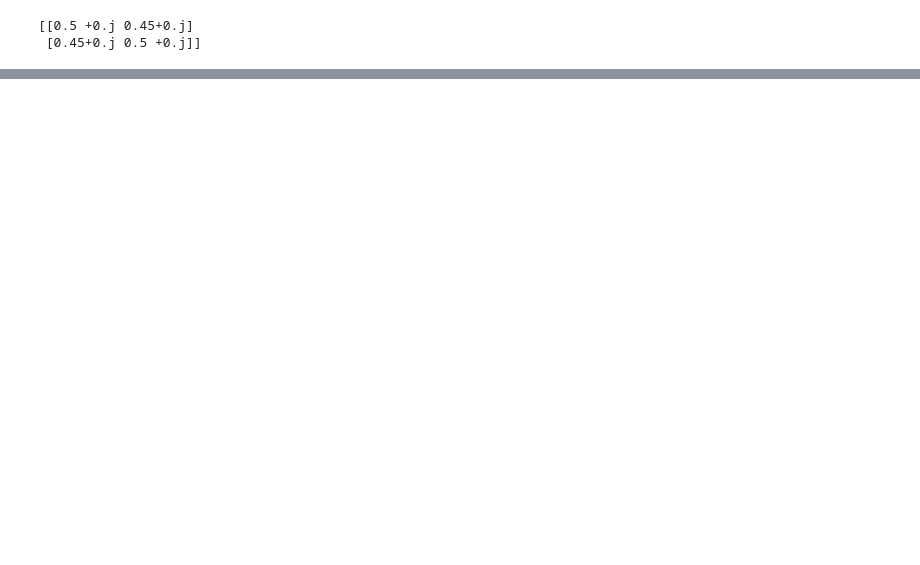
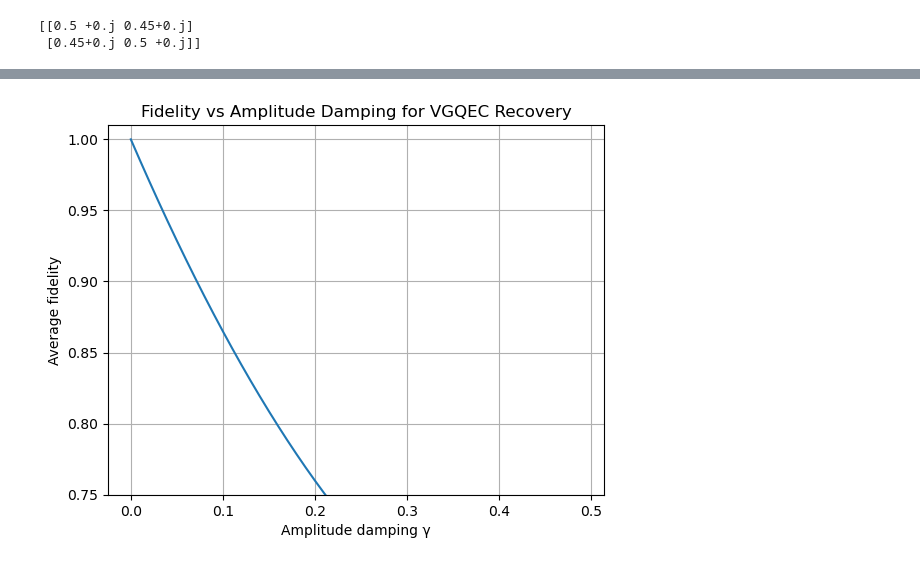
Before and after one commit to kkolla06/Variational_Graphical_Quantum_Error_Correction, a Jupyter notebook: Repetition_code_5_and_3.ipynb, the cells around one changed output, grey strips where cells are left out. Cells and saved outputs as stored; diff of their text form; code cells hidden in the pictures; blank space fills up the shorter version.

Commit message:
changed 3 VGQEC

```diff
--- a/Repetition_code_5_and_3.ipynb
+++ b/Repetition_code_5_and_3.ipynb
@@ -31,7 +31,7 @@ def repetition_code_recovery_5(wires):
 # %%
 #test for repetition code with 3 qubits
 
-dev3_rep_circuit = qml.device("default.mixed", wires=3)
+dev3_rep_circuit = qml.device("default.mixed", wires=3, shots=1000)
 @qml.qnode(dev3_rep_circuit)
 def circuit_3(wires, alpha):
     #initial state
@@ -39,7 +39,9 @@ def circuit_3(wires, alpha):
     #encoding
     encoding_map_repetition(wires)
     #noise
-    qml.AmplitudeDamping(0.1, wires=0)
+    qml.AmplitudeDamping(alpha, wires=0)
+    qml.AmplitudeDamping(alpha, wires=1)
+    qml.AmplitudeDamping(alpha, wires=2)
     #decoding
     repetition_code_recovery_3(wires)
     return qml.density_matrix(wires=0)
@@ -70,0 +77,29 @@ print(circuit_5(dev5_rep_circuit.wires, 0.1))
+# %%
+dev_analytic = qml.device("default.mixed", wires=3, shots=1000)
+@qml.qnode(dev_analytic)
+def ideal_logical_zero():
+    qml.Hadamard(wires=0)
+    return qml.density_matrix(wires=[0])
+# %%
+gamma_list = []
+fidelity_list = []
+
+if __name__ == '__main__':
+    gamma = 0
+    while(gamma<=0.5):
+        fid = 0
+
+        for i in range(50):
+            recovered_rho = circuit_3(dev3_rep_circuit.wires, gamma)
+            ideal_rho = ideal_logical_zero()
+
+            fidelity = qml.math.fidelity(recovered_rho, ideal_rho)
+#             print("Fidelity after recovery:", fidelity)
+    #             print("-" * 40)
+            fid += fidelity
+
+        gamma_list.append(gamma)
+        fidelity_list.append(fid/50)
+
+        print("gamma = ", gamma, "; avg fid = ", (fid/50), "\n")
+        gamma+=0.01
@@ -70,0 +126,10 @@ print(circuit_5(dev5_rep_circuit.wires, 0.1))
+# %%
+plt.plot(gamma_list, fidelity_list)
+plt.xlabel("Amplitude damping γ")
+plt.ylabel("Average fidelity")
+plt.title("Fidelity vs Amplitude Damping for VGQEC Recovery")
+plt.ylim(0.75, 1.01)  # set y-axis bounds
+plt.grid(True)
+plt.show()
+# %% [output]
+[figure, added]
```
Also changed, not shown: parts of 4 cells of this notebook, 2 other files.
